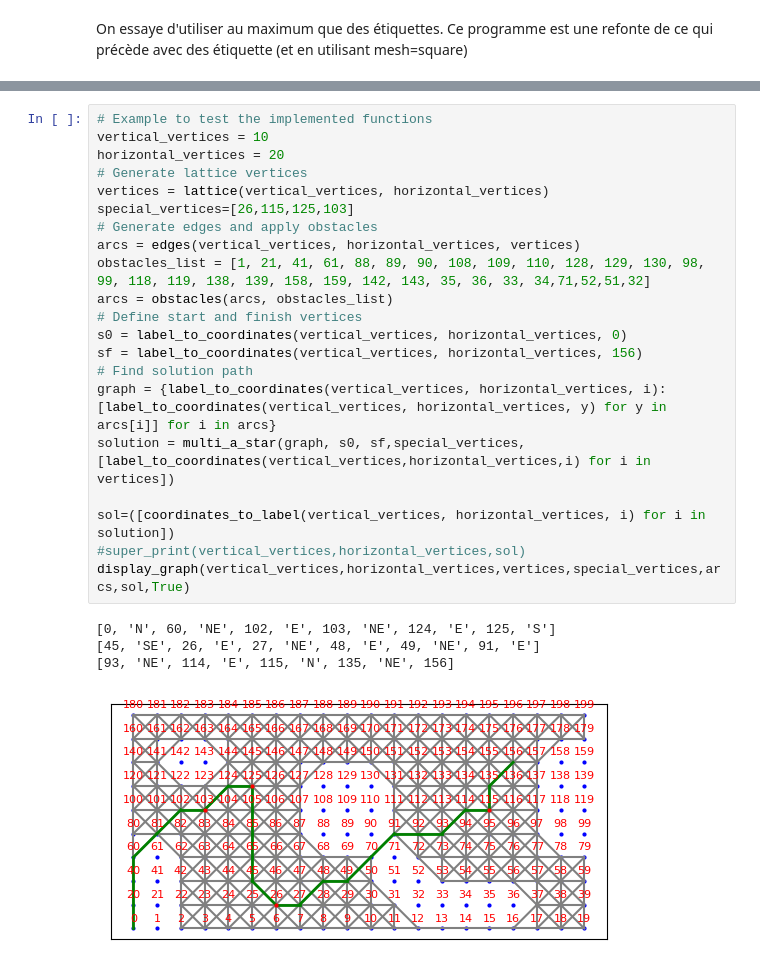
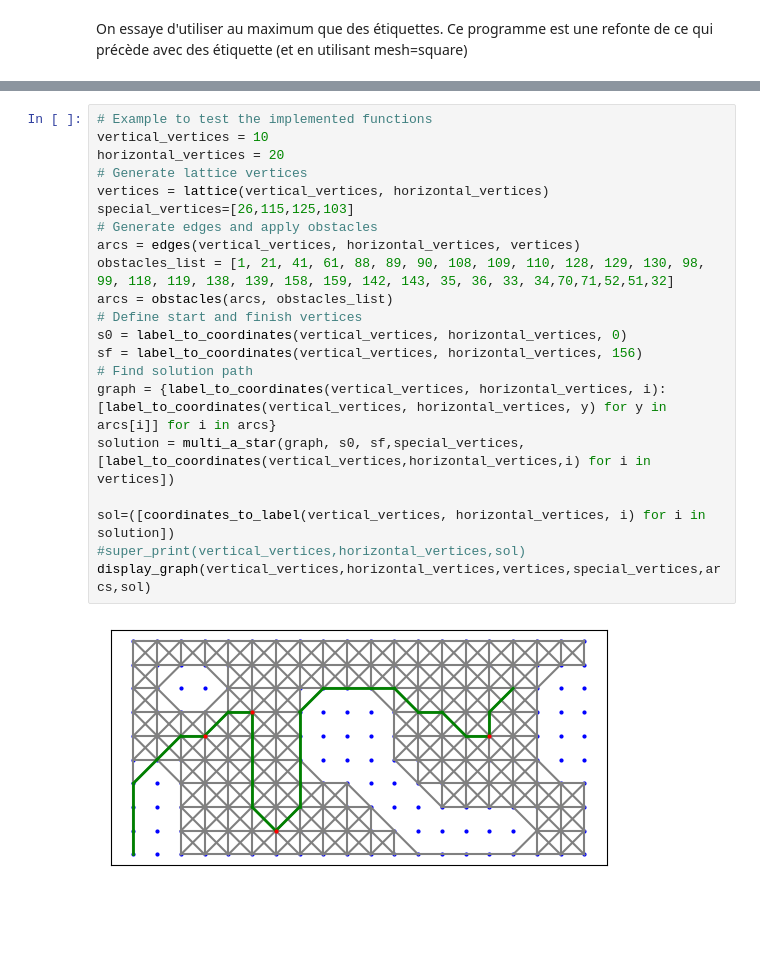
Before and after one commit to TheMaxMOI/MaximilienM, a Jupyter notebook: PlusCourtDistanceMulti.ipynb, the cells around one changed output, grey strips where cells are left out. Cells and saved outputs as stored; diff of their text form; blank space fills up the shorter version.

```diff
--- a/PlusCourtDistanceMulti.ipynb
+++ b/PlusCourtDistanceMulti.ipynb
@@ -179,26 +186,23 @@ def super_print(vertical_vertices, horizontal_vertices,vertices):
 # %%
 # Example to test the implemented functions
 vertical_vertices = 10
 horizontal_vertices = 20
 # Generate lattice vertices
 vertices = lattice(vertical_vertices, horizontal_vertices)
 special_vertices=[26,115,125,103]
 # Generate edges and apply obstacles
 arcs = edges(vertical_vertices, horizontal_vertices, vertices)
-obstacles_list = [1, 21, 41, 61, 88, 89, 90, 108, 109, 110, 128, 129, 130, 98, 99, 118, 119, 138, 139, 158, 159, 142, 143, 35, 36, 33, 34,71,52,51,32]
+obstacles_list = [1, 21, 41, 61, 88, 89, 90, 108, 109, 110, 128, 129, 130, 98, 99, 118, 119, 138, 139, 158, 159, 142, 143, 35, 36, 33, 34,70,71,52,51,32]
 arcs = obstacles(arcs, obstacles_list)
 # Define start and finish vertices
 s0 = label_to_coordinates(vertical_vertices, horizontal_vertices, 0)
 sf = label_to_coordinates(vertical_vertices, horizontal_vertices, 156)
 # Find solution path
 graph = {label_to_coordinates(vertical_vertices, horizontal_vertices, i): [label_to_coordinates(vertical_vertices, horizontal_vertices, y) for y in arcs[i]] for i in arcs}
 solution = multi_a_star(graph, s0, sf,special_vertices,[label_to_coordinates(vertical_vertices,horizontal_vertices,i) for i in vertices])
 
 sol=([coordinates_to_label(vertical_vertices, horizontal_vertices, i) for i in solution])
 #super_print(vertical_vertices,horizontal_vertices,sol)
-display_graph(vertical_vertices,horizontal_vertices,vertices,special_vertices,arcs,sol,True)
+display_graph(vertical_vertices,horizontal_vertices,vertices,special_vertices,arcs,sol)
 # %% [output]
-[0, 'N', 60, 'NE', 102, 'E', 103, 'NE', 124, 'E', 125, 'S']
-[45, 'SE', 26, 'E', 27, 'NE', 48, 'E', 49, 'NE', 91, 'E']
-[93, 'NE', 114, 'E', 115, 'N', 135, 'NE', 156]
-[figure, old version]
+[figure, new version]
```
Also changed, not shown: parts of 1 cell of this notebook, 2 other files.
